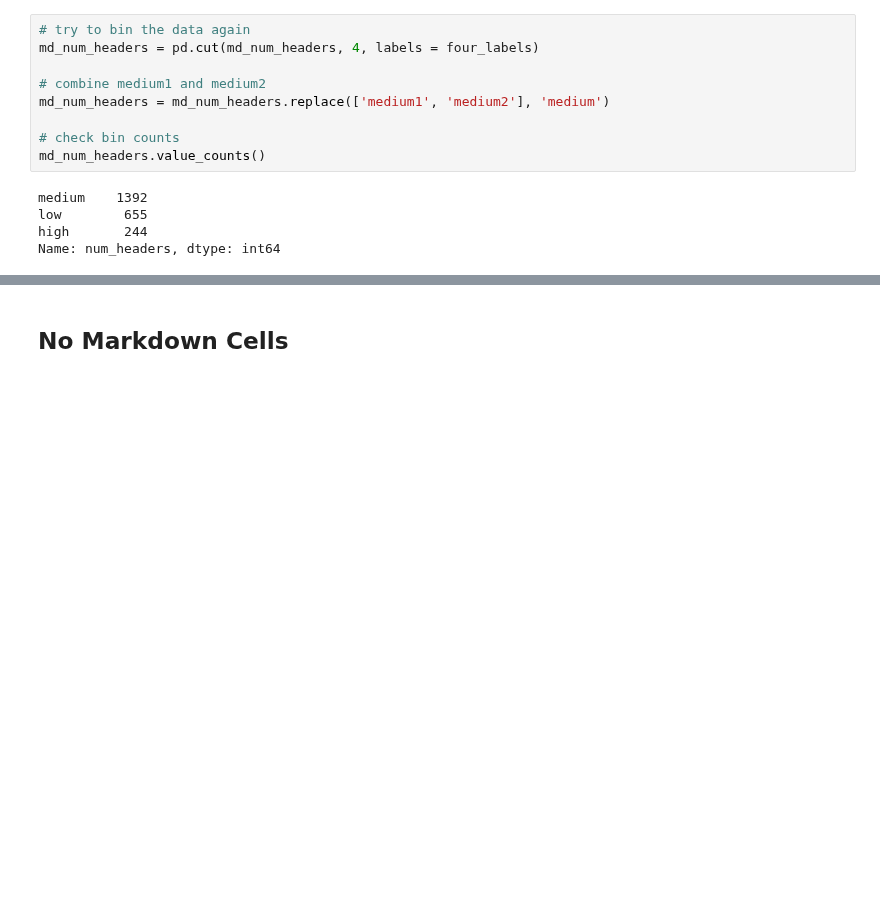
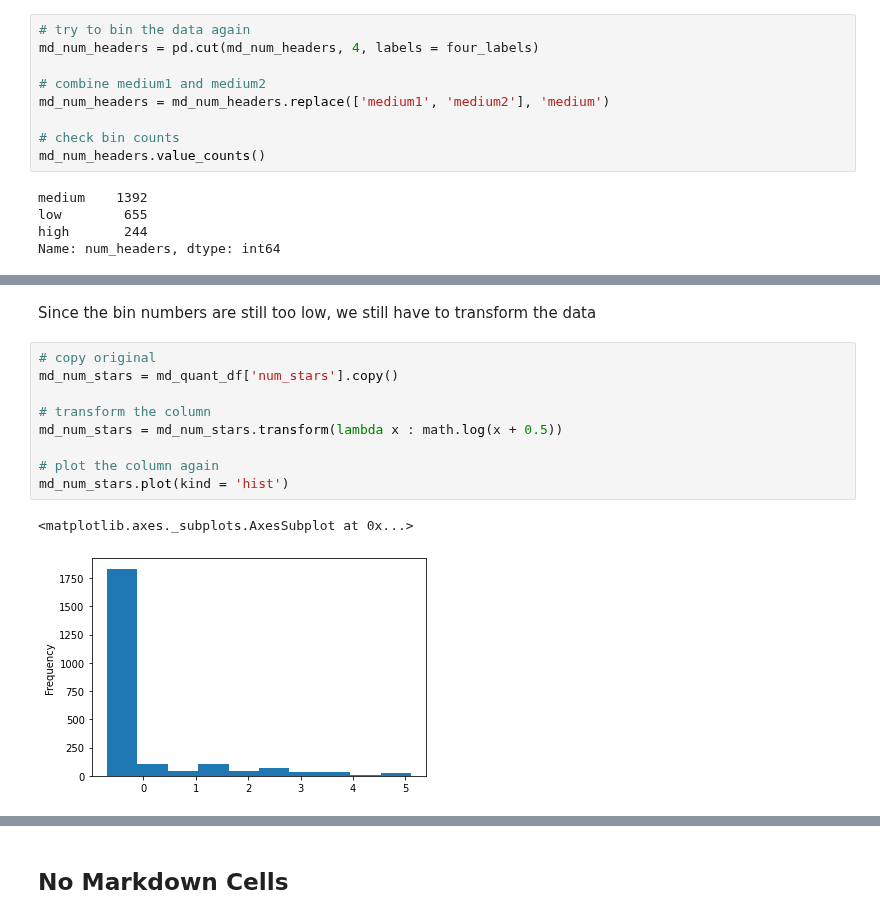
Before and after one commit to Isabel-Gan/quantifying-notebook-features, a Jupyter notebook: output/complete-runs/analysis/binning-data/all-data-binning.ipynb, the cells around one changed output, grey strips where cells are left out. Cells and saved outputs as stored; diff of their text form; blank space fills up the shorter version.

```diff
--- a/output/complete-runs/analysis/binning-data/all-data-binning.ipynb
+++ b/output/complete-runs/analysis/binning-data/all-data-binning.ipynb
@@ -541,0 +568,14 @@ Name: num_headers, dtype: int64
+# %% [markdown]
+Since the bin numbers are still too low, we still have to transform the data
+# %%
+# copy original
+md_num_stars = md_quant_df['num_stars'].copy()
+
+# transform the column
+md_num_stars = md_num_stars.transform(lambda x : math.log(x + 0.5))
+
+# plot the column again
+md_num_stars.plot(kind = 'hist')
+# %% [output]
+<matplotlib.axes._subplots.AxesSubplot at 0x...>
+[figure, added]
```
Also changed, not shown: parts of 22 cells of this notebook, 2 other files.
